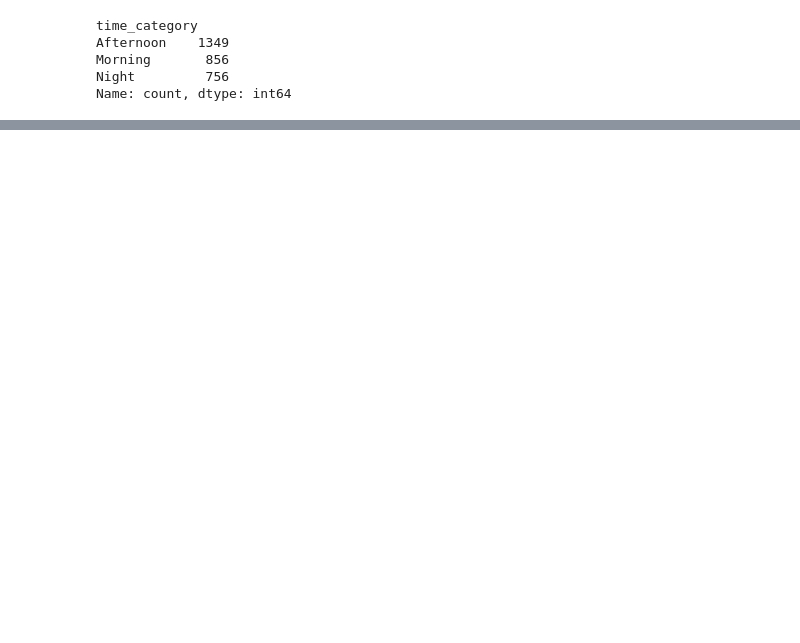
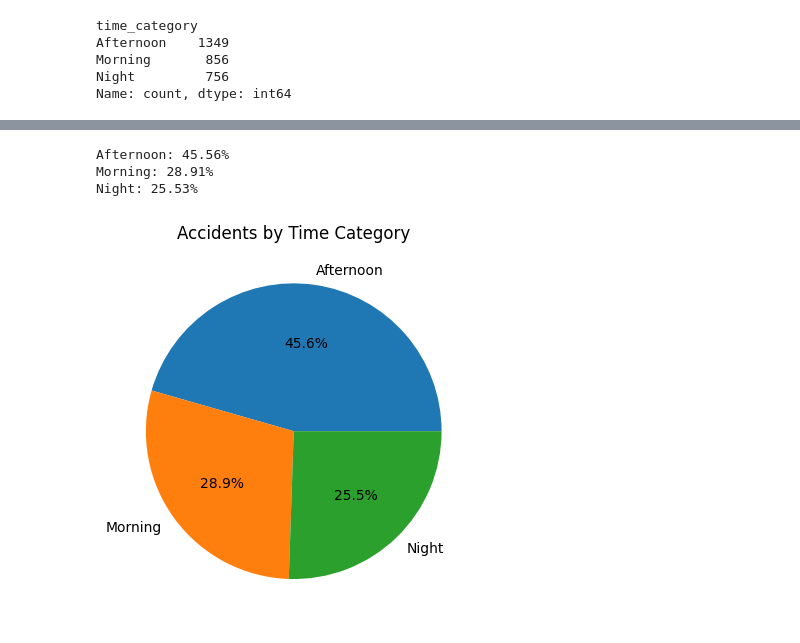
Before and after one commit to kamrulhasan702/road-accident-analysis, a Jupyter notebook: analysis.ipynb, the cells around one changed output, grey strips where cells are left out. Cells and saved outputs as stored; diff of their text form; code cells hidden in the pictures; blank space fills up the shorter version.

```diff
--- a/analysis.ipynb
+++ b/analysis.ipynb
@@ -145,0 +165,18 @@ plt.savefig("charts/hour.png")
+# %%
+percent = df["time_category"].value_counts(normalize=True) * 100
+
+for k, v in percent.items():
+    print(f"{k}: {v:.2f}%")
+# %% [output]
+Afternoon: 45.56%
+Morning: 28.91%
+Night: 25.53%
+# %%
+percent = df["time_category"].value_counts(normalize=True) * 100
+
+percent.plot(kind="pie", autopct="%1.1f%%")
+plt.title("Accidents by Time Category")
+plt.ylabel("")
+plt.show()
+# %% [output]
+[figure, added]
```
Also changed, not shown: parts of 18 cells of this notebook.
